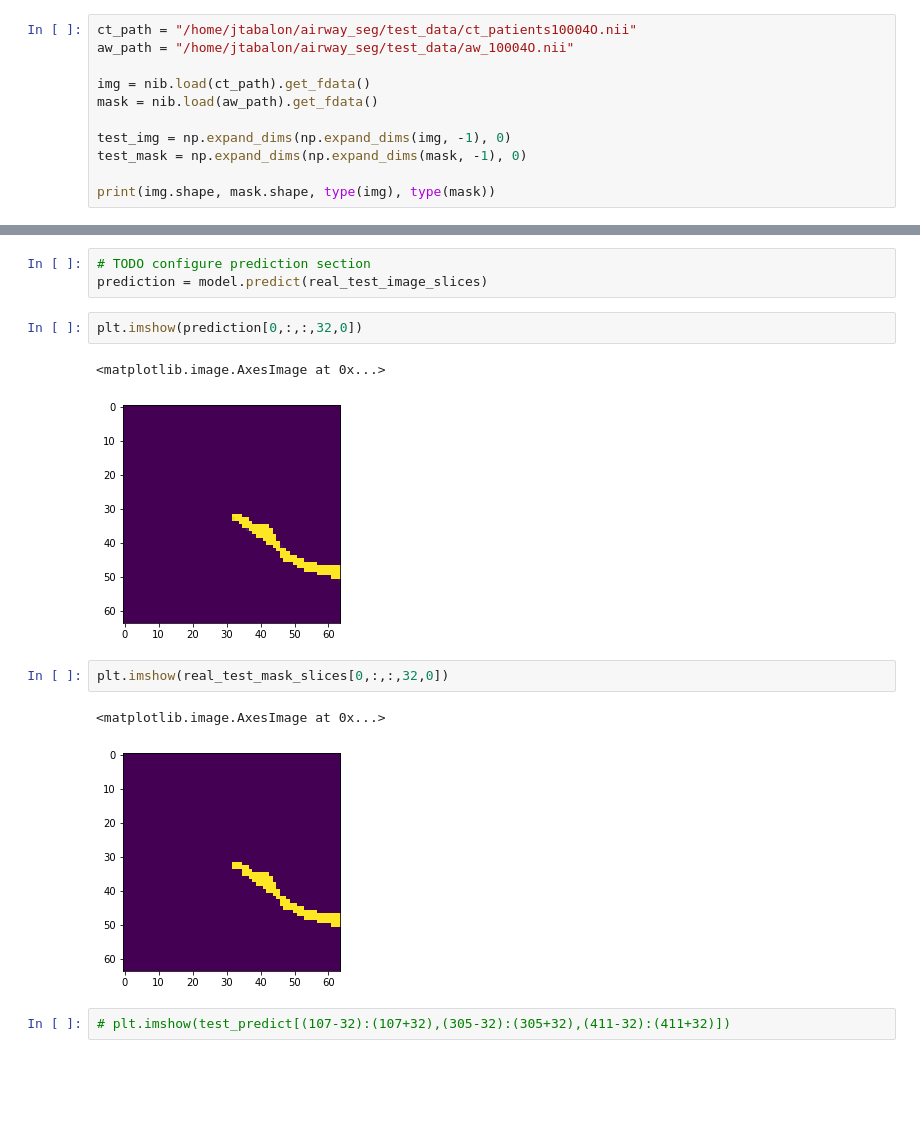
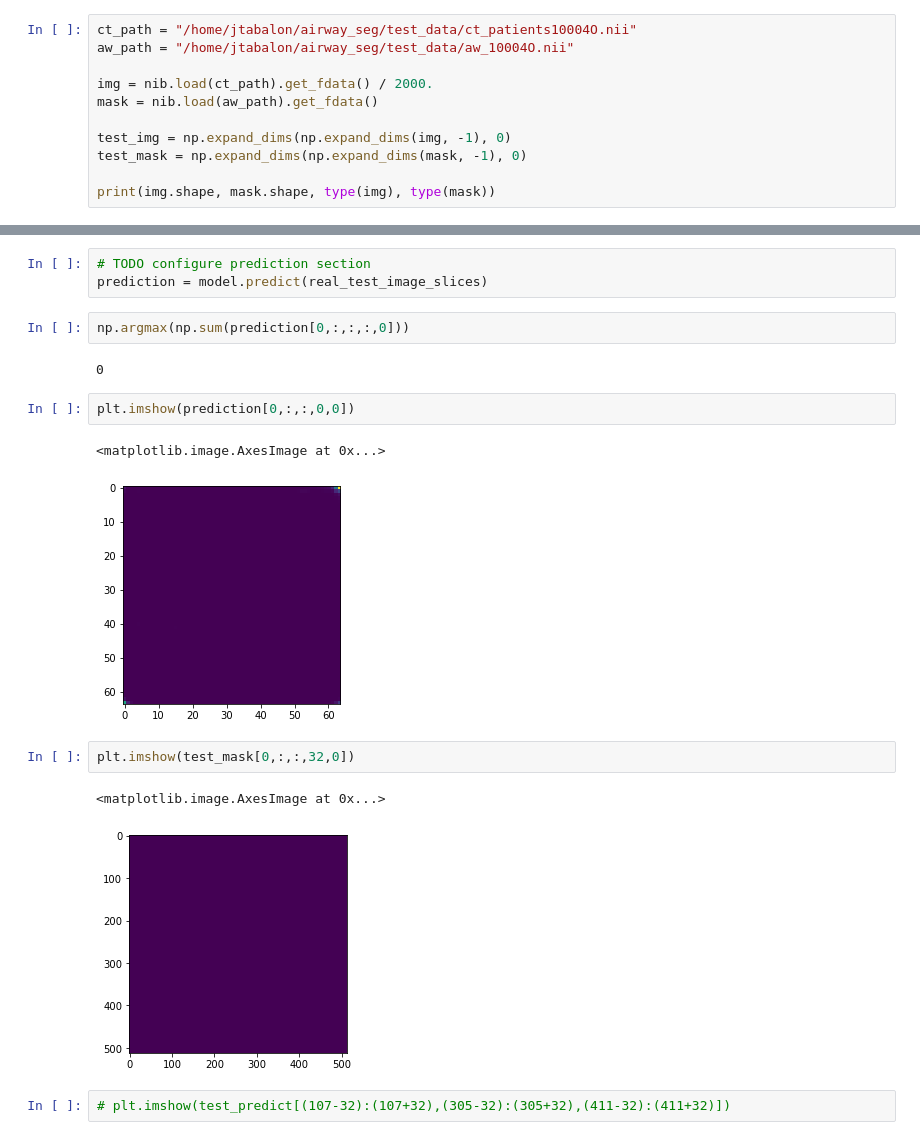
Before and after one commit to jtabalon/airway_seg, a Jupyter notebook: fit_one_image.ipynb, the cells around one changed output, grey strips where cells are left out. Drawn from its saved outputs; the diff is of its cells as text; blank space fills up the shorter version.

```diff
--- a/fit_one_image.ipynb
+++ b/fit_one_image.ipynb
@@ -13,7 +13,7 @@ from tensorflow.keras.models import Model
 ct_path = "/home/jtabalon/airway_seg/test_data/ct_patients10004O.nii"
 aw_path = "/home/jtabalon/airway_seg/test_data/aw_10004O.nii"
 
-img = nib.load(ct_path).get_fdata()
+img = nib.load(ct_path).get_fdata() / 2000.
 mask = nib.load(aw_path).get_fdata()
 
 test_img = np.expand_dims(np.expand_dims(img, -1), 0)
@@ -320,15 +386,19 @@ KeyboardInterrupt:
 # %%
 # TODO configure prediction section
 prediction = model.predict(real_test_image_slices)
+# %%
+np.argmax(np.sum(prediction[0,:,:,:,0]))
+# %% [output]
+0
 # %%
-plt.imshow(prediction[0,:,:,32,0])
+plt.imshow(prediction[0,:,:,0,0])
 # %% [output]
 <matplotlib.image.AxesImage at 0x...>
-[figure, old version]
+[figure, new version]
 # %%
-plt.imshow(real_test_mask_slices[0,:,:,32,0])
+plt.imshow(test_mask[0,:,:,32,0])
 # %% [output]
 <matplotlib.image.AxesImage at 0x...>
-[figure, old version]
+[figure, new version]
 # %%
 # plt.imshow(test_predict[(107-32):(107+32),(305-32):(305+32),(411-32):(411+32)])
```
Also changed, not shown: parts of 17 cells of this notebook.
